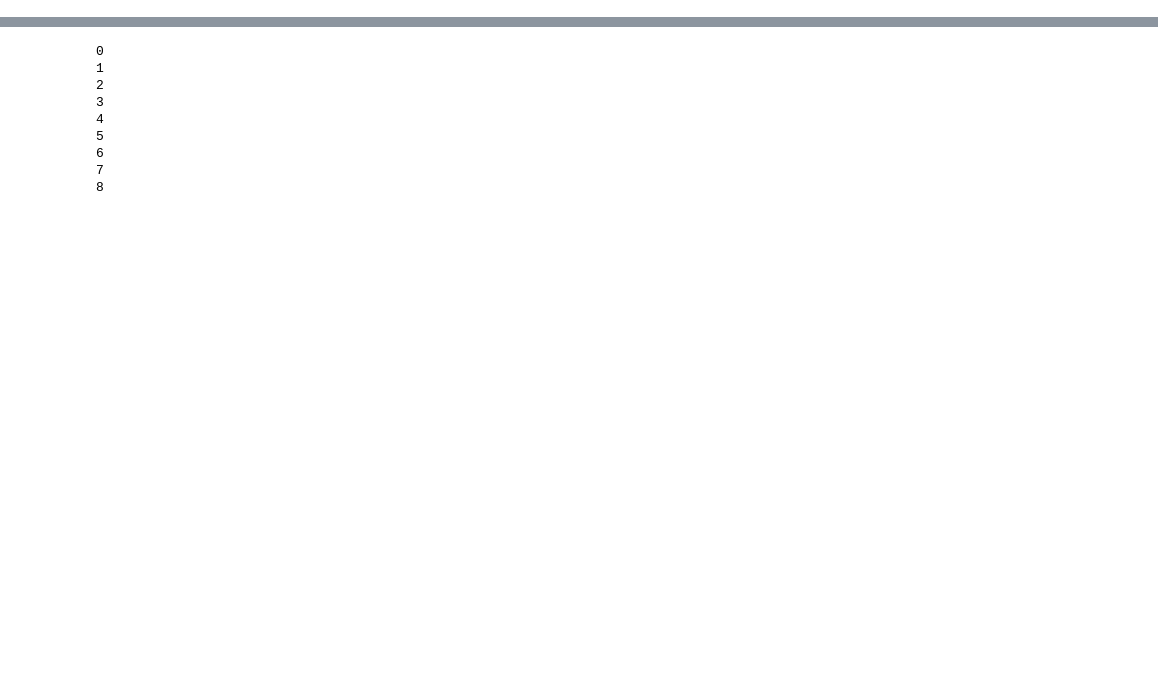
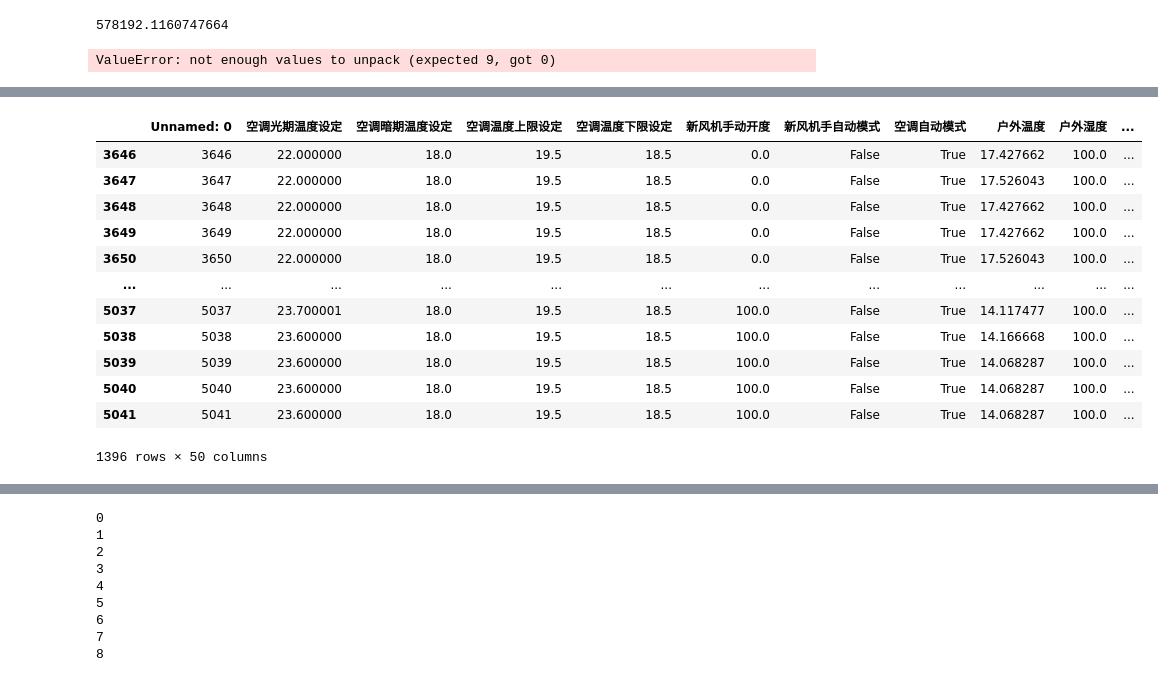
Before and after one commit to ThomasXIONG151215/vertical_farm_dp, a Jupyter notebook: data_upload.ipynb, the cells around one changed output, grey strips where cells are left out. Saved outputs shown, nothing was run; the diff lists cells and outputs as text; code cells hidden in the pictures; blank space fills up the shorter version.

```diff
--- a/data_upload.ipynb
+++ b/data_upload.ipynb
@@ -7,0 +47,22 @@ import sys
+# %%
+# Define a function that generates a list of time ranges for a period
+def generate_time_ranges(start_time, end_time, own_freq, other_freq):
+    time_ranges = []
+    while start_time < end_time:
+        time_ranges.append((start_time, start_time + own_freq))
+        start_time += own_freq + other_freq
+    return time_ranges
+
+# Define the start and end times and frequency for each period
+light_start_time = pd.Timestamp('2023-05-4 18:00:00')
+light_end_time = pd.Timestamp('2023-05-15 11:00:00')
+light_frequency = pd.Timedelta(hours=17)
+dark_start_time = pd.Timestamp('2023-05-4 11:00:00')
+dark_end_time = pd.Timestamp('2023-05-15 18:00:00')
+dark_frequency = pd.Timedelta(hours=7)
+
+#需要补充光质设定的信息，等查博消息
+
+# Generate the time ranges for each period
+light_time_ranges = generate_time_ranges(light_start_time, light_end_time, light_frequency,dark_frequency)
+dark_time_ranges = generate_time_ranges(dark_start_time, dark_end_time, dark_frequency, light_frequency)
@@ -7,0 +91,28 @@ import sys
+# %%
+plants['Pixel'].mean()
+# %% [output]
+578192.1160747664
+# %%
+enviros['time'] = pd.to_datetime(enviros['time'])
+plants['time'] = pd.to_datetime(plants['time'])
+# %%
+df = plants
+for time_range in light_time_ranges:
+    #time_range = pd.to_datetime(time_range)
+    for day in pd.unique(df['time'].dt.date):
+        df_day = df[df['time'].dt.date == day]
+        enviros_day = enviros[enviros['time'].dt.date == day]
+        df_light = df_day[(df_day['time'] >= time_range[0]) & (df_day['time'] < time_range[1])]
+        enviro_light = enviros_day[(enviros_day['time'] >= time_range[0]) & (enviros_day['time'] < time_range[1])]
+# %%
+pixel_diffs, Ts, RHs, blues, reds, greens, CO2_s, ECs, pHs = 9 * [ ]
+pixel_diffs
+# %% [output]
+ValueError: not enough values to unpack (expected 9, got 0)
+# %%
+time_range = light_time_ranges[2]
+print(time_range)
+day = pd.unique(df['time'].dt.date)[0]
+print(day)
+enviros[enviros['time'].dt.date == day]
+# %% [output]
@@ -7,0 +121,13 @@ import sys
+|  | Unnamed: 0 | 空调光期温度设定 | 空调暗期温度设定 | 空调温度上限设定 | 空调温度下限设定 | 新风机手动开度 | 新风机手自动模式 | 空调自动模式 | 户外温度 | 户外湿度 | ... |
+| 3646 | 3646 | 22.000000 | 18.0 | 19.5 | 18.5 | 0.0 | False | True | 17.427662 | 100.0 | ... |
+| 3647 | 3647 | 22.000000 | 18.0 | 19.5 | 18.5 | 0.0 | False | True | 17.526043 | 100.0 | ... |
+| 3648 | 3648 | 22.000000 | 18.0 | 19.5 | 18.5 | 0.0 | False | True | 17.427662 | 100.0 | ... |
+| 3649 | 3649 | 22.000000 | 18.0 | 19.5 | 18.5 | 0.0 | False | True | 17.427662 | 100.0 | ... |
+| 3650 | 3650 | 22.000000 | 18.0 | 19.5 | 18.5 | 0.0 | False | True | 17.526043 | 100.0 | ... |
+| ... | ... | ... | ... | ... | ... | ... | ... | ... | ... | ... | ... |
+| 5037 | 5037 | 23.700001 | 18.0 | 19.5 | 18.5 | 100.0 | False | True | 14.117477 | 100.0 | ... |
+| 5038 | 5038 | 23.600000 | 18.0 | 19.5 | 18.5 | 100.0 | False | True | 14.166668 | 100.0 | ... |
+| 5039 | 5039 | 23.600000 | 18.0 | 19.5 | 18.5 | 100.0 | False | True | 14.068287 | 100.0 | ... |
+| 5040 | 5040 | 23.600000 | 18.0 | 19.5 | 18.5 | 100.0 | False | True | 14.068287 | 100.0 | ... |
+| 5041 | 5041 | 23.600000 | 18.0 | 19.5 | 18.5 | 100.0 | False | True | 14.068287 | 100.0 | ... |
+1396 rows × 50 columns
```
Also changed, not shown: parts of 11 cells of this notebook, 3 other files.
